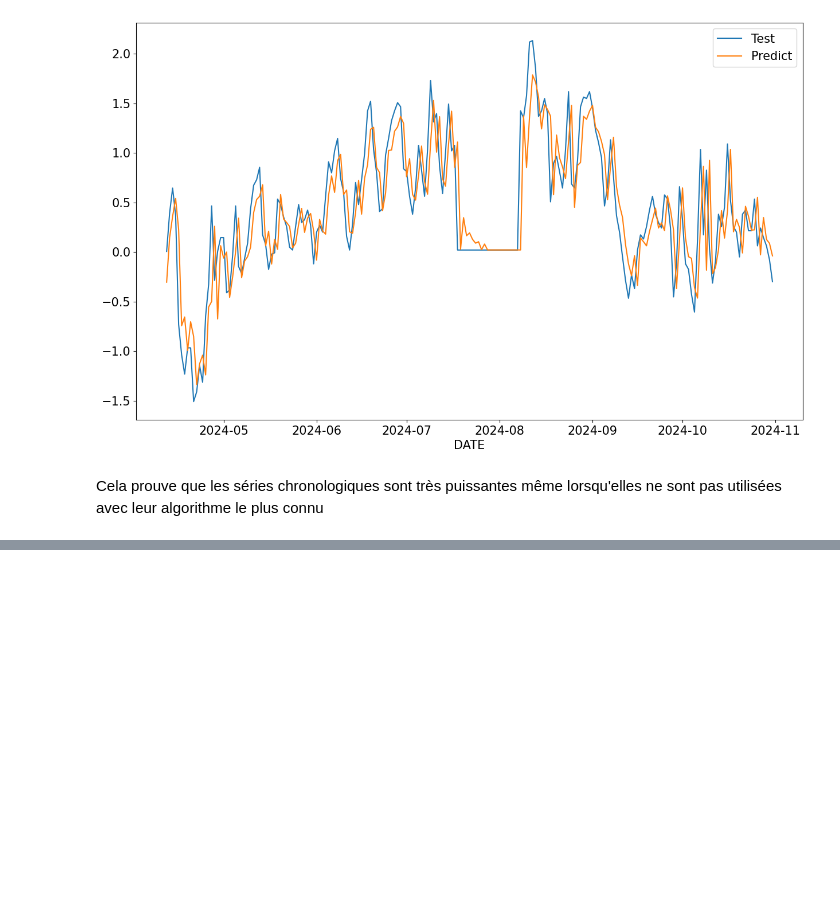
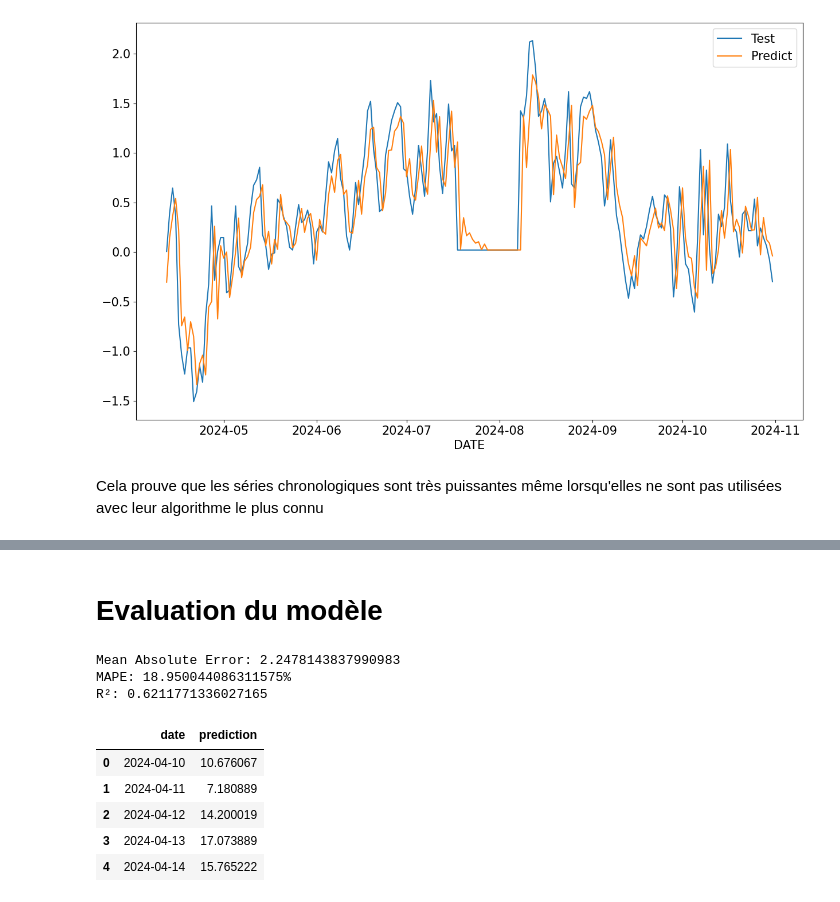
Before and after one commit to laureineCompaore/ProjetPython, a Jupyter notebook: Modélisation_finale.ipynb, the cells around one changed output, grey strips where cells are left out. Cells and saved outputs as stored; diff of their text form; code cells hidden in the pictures; blank space fills up the shorter version.

```diff
--- a/Modélisation_finale.ipynb
+++ b/Modélisation_finale.ipynb
@@ -1044,0 +1185,2 @@ Cela prouve que les séries chronologiques sont très puissantes même lorsqu'el
+# %% [markdown]
+# Evaluation du modèle
@@ -1044,0 +1190,25 @@ Cela prouve que les séries chronologiques sont très puissantes même lorsqu'el
+# %%
+print('Mean Absolute Error:',f.mean_absolute_error(TM_test, predict))
+
+mape = f.mean_absolute_percentage_error(TM_test, predict) * 100
+
+# Calcul de R²
+r2 = f.r2_score(TM_test, predict)
+
+print(f"MAPE: {mape}%")
+print(f"R²: {r2}")
+# %% [output]
+Mean Absolute Error: 2.2478143837990983
+MAPE: 18.950044086311575%
+R²: 0.6211771336027165
+# %%
+# On ajoute les dates aux prédictions
+predict_data= f.pd.DataFrame(data = {'date': TM_test.index, 'prediction': predict})
+predict_data.head()
+# %% [output]
+|  | date | prediction |
+| 0 | 2024-04-10 | 10.676067 |
+| 1 | 2024-04-11 | 7.180889 |
+| 2 | 2024-04-12 | 14.200019 |
+| 3 | 2024-04-13 | 17.073889 |
+| 4 | 2024-04-14 | 15.765222 |
```
Also changed, not shown: parts of 17 cells of this notebook, 1 other file.
